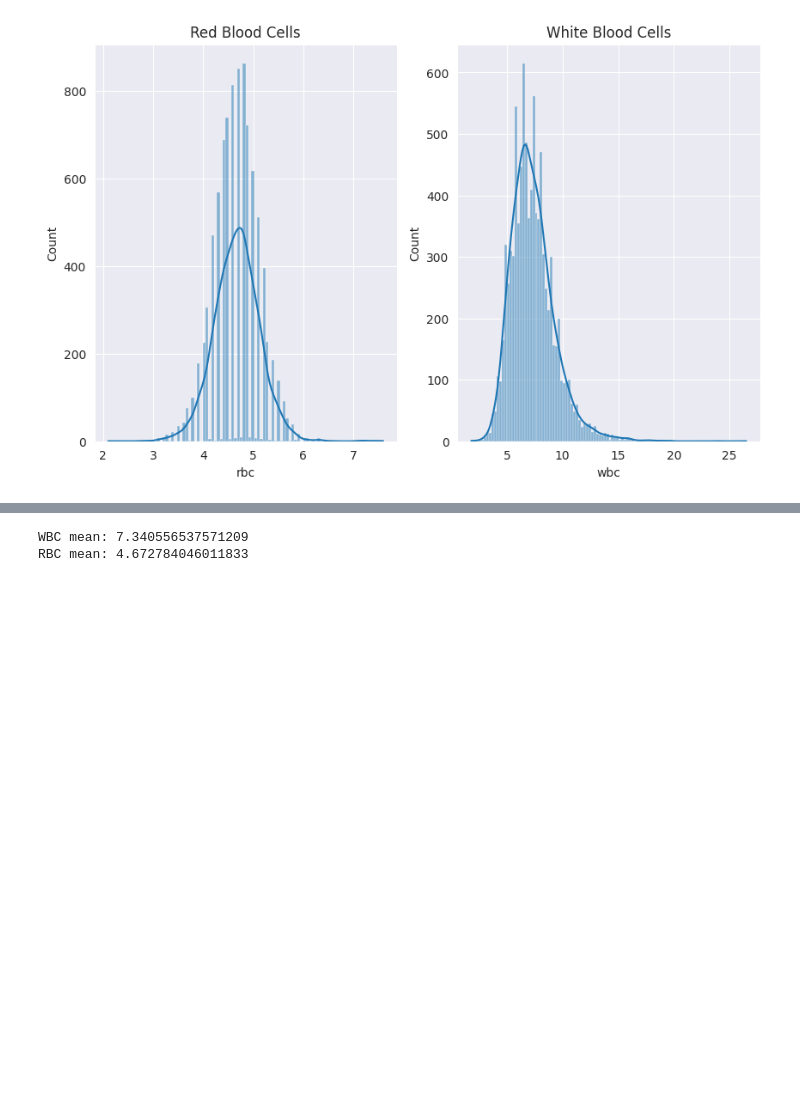
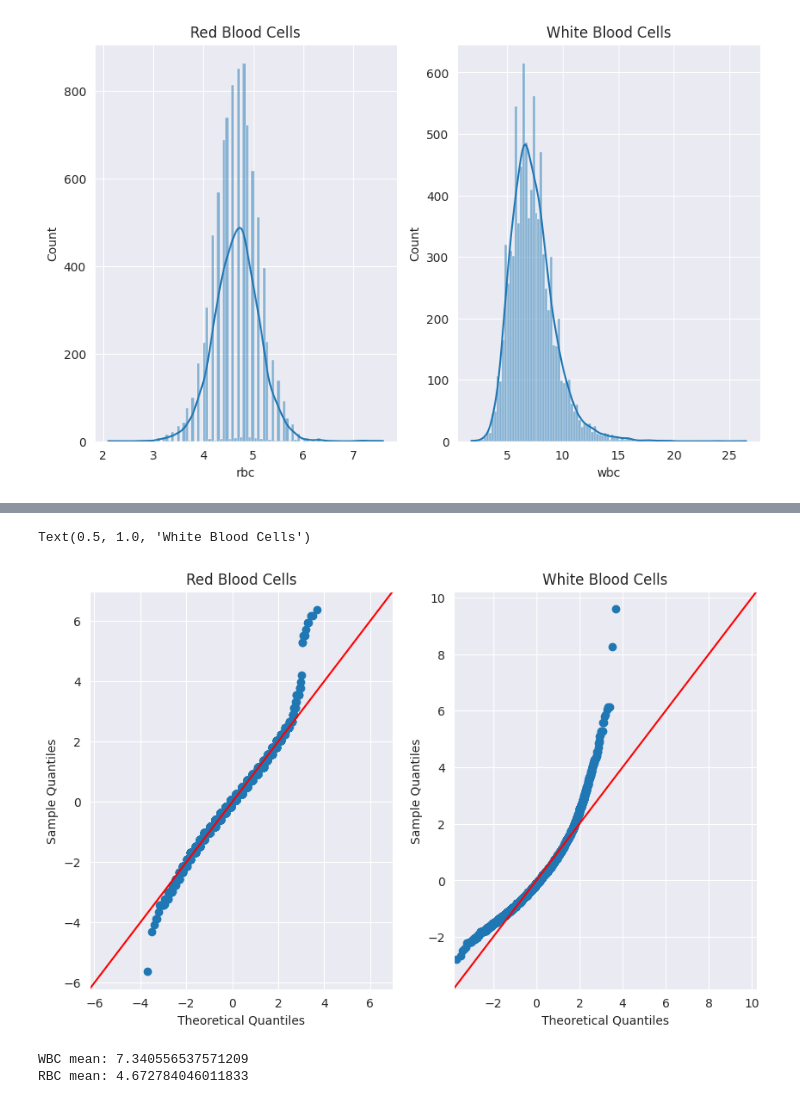
Before and after one commit to carlosjesuscaro/training_drug_safety, a Jupyter notebook: main.ipynb, the cells around one changed output, grey strips where cells are left out. Saved outputs shown, nothing was run; the diff lists cells and outputs as text; code cells hidden in the pictures; blank space fills up the shorter version.

Commit message:
QQ plot completed

```diff
--- a/main.ipynb
+++ b/main.ipynb
@@ -84,3 +113,15 @@ Shapiro-Wilk p-value: 0.000
+# %%
+# Plotting the QQ plot
+# Red cells
+fig, ax = plt.subplots(1, 2, figsize=(10, 6))
+sm.qqplot(data_rbc, stats.norm, fit=True, line='45', ax=ax[0])
+ax[0].set_title('Red Blood Cells')
+sm.qqplot(data_wbc, stats.norm, fit=True, line='45', ax=ax[1])
+ax[1].set_title('White Blood Cells')
+# plt.title('Q-Q Plot')
+# %% [output]
+Text(0.5, 1.0, 'White Blood Cells')
+[figure, added]
 # %%
 print(f'WBC mean: {data_wbc.mean()}')
 print(f'RBC mean: {data_rbc.mean()}')
```
Also changed, not shown: parts of 4 cells of this notebook, 1 other file.
